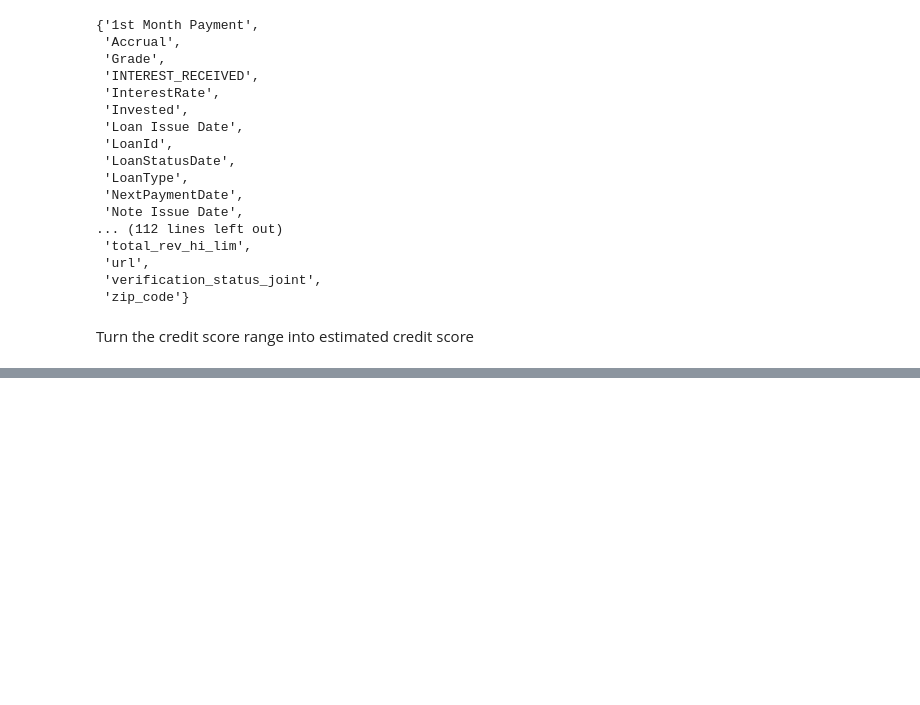
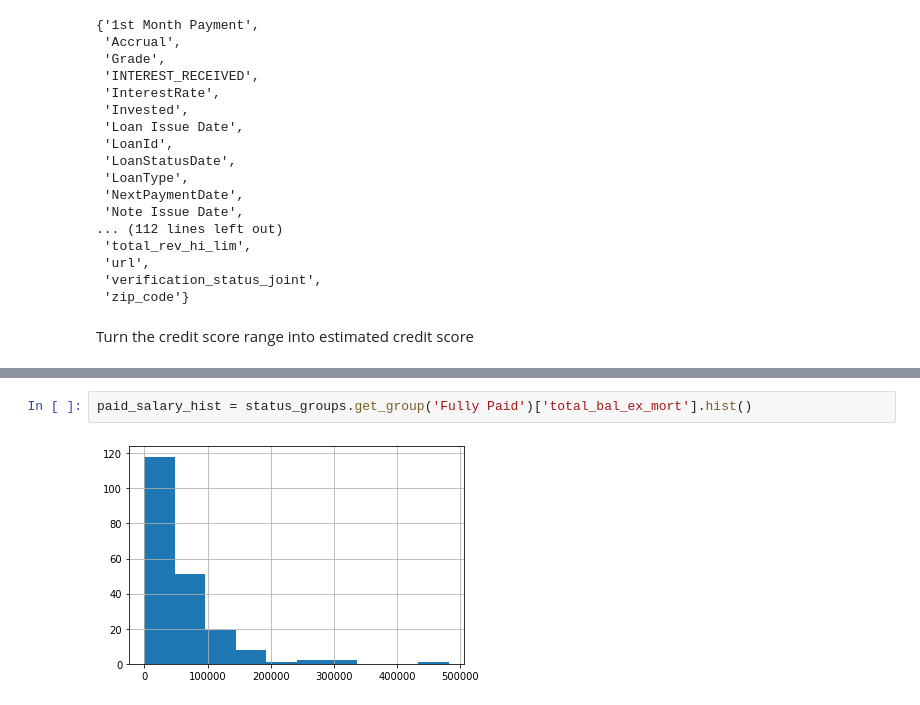
Before and after one commit to FrancescoVassalli/LendingClub, a Jupyter notebook: lendingclub1.ipynb, the cells around one changed output, grey strips where cells are left out. Saved outputs shown, nothing was run; the diff lists cells and outputs as text; blank space fills up the shorter version.

```diff
--- a/lendingclub1.ipynb
+++ b/lendingclub1.ipynb
@@ -97,0 +186,4 @@ test_df['last_payment_full']
+# %%
+paid_salary_hist = status_groups.get_group('Fully Paid')['total_bal_ex_mort'].hist()
+# %% [output]
+[figure, added]
```
Also changed, not shown: parts of 57 cells of this notebook.
